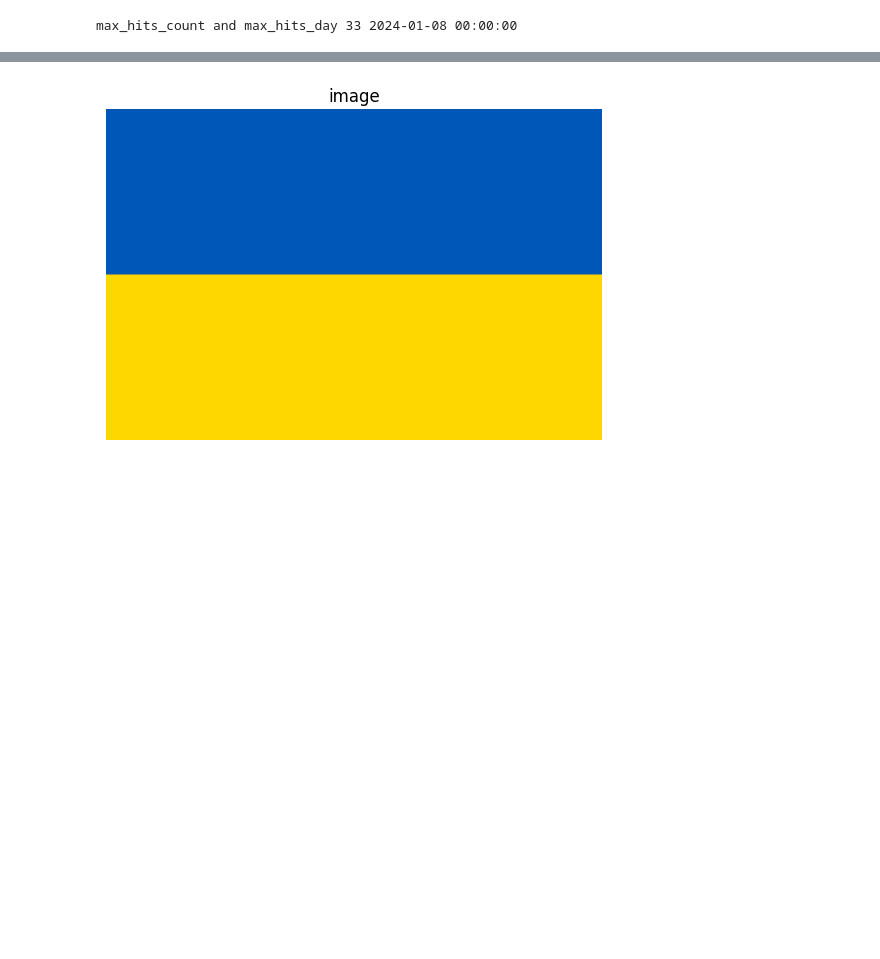
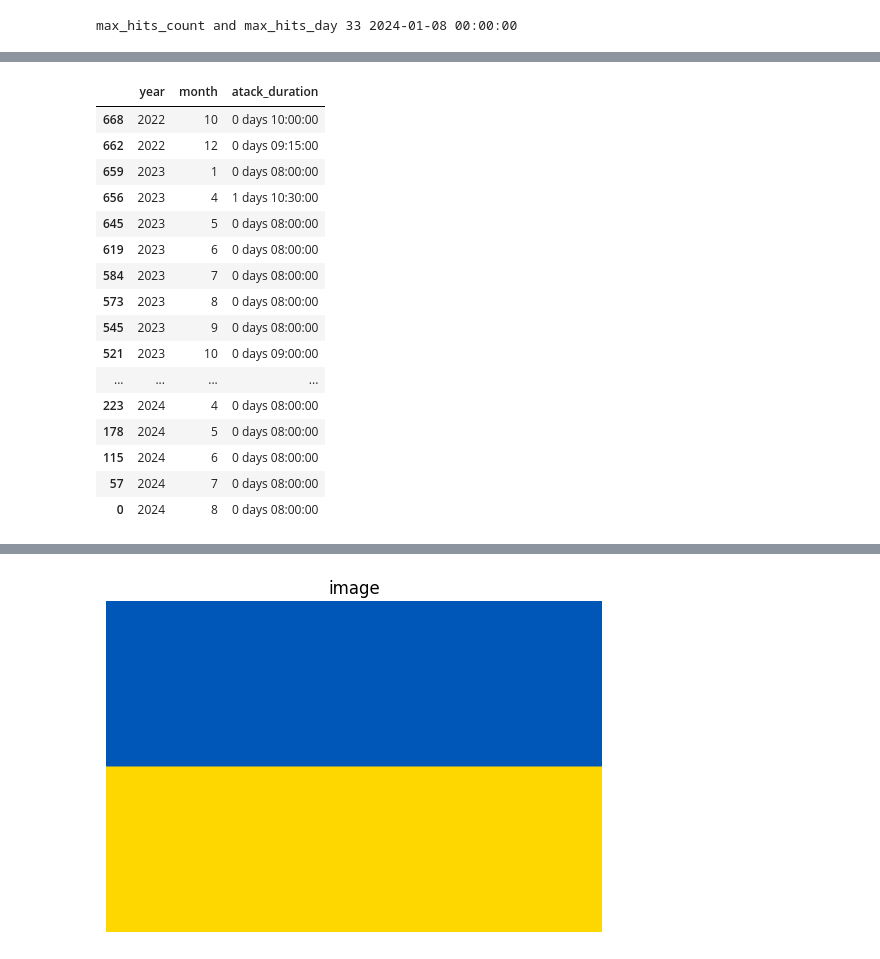
Before and after one commit to MarkKostur/AD, a Jupyter notebook: AD_1.ipynb, the cells around one changed output, grey strips where cells are left out. Drawn from its saved outputs; the diff is of its cells as text; code cells hidden in the pictures; blank space fills up the shorter version.

```diff
--- a/AD_1.ipynb
+++ b/AD_1.ipynb
@@ -287,28 +287,3 @@ max_hits_count and max_hits_day 33 2024-01-08 00:00:00
 
 
 Запишіть його у файл типу сsv. Після цього виведіть на екран.
-# %%
-changed_dataframe['time_start'] = pd.to_datetime(changed_dataframe['time_start'], errors='coerce')
-changed_dataframe['time_end'] = pd.to_datetime(changed_dataframe['time_end'], errors='coerce')
-
-changed_dataframe['month_year'] = changed_dataframe['time_start'].dt.to_period('M')
-
-changed_dataframe['attack_duration_in_hours'] = (changed_dataframe['time_end'] - changed_dataframe['time_start']).dt.total_seconds() / 3600
-
-grouped = changed_dataframe.groupby('month_year', group_keys=False)
-
-def find_extremes(group):
-    longest_attack = group.loc[group['attack_duration_in_hours'].idxmax()]
-    shortest_attack = group.loc[group['attack_duration_in_hours'].idxmin()]
-    return pd.DataFrame({
-        'month_year': [group['month_year'].iloc[0], group['month_year'].iloc[0]],
-        'attack_type': ['longest', 'shortest'],
-        'time_start': [longest_attack['time_start'], shortest_attack['time_start']],
-        'time_end': [longest_attack['time_end'], shortest_attack['time_end']],
-        'attack_duration_in_hours': [longest_attack['attack_duration_in_hours'], shortest_attack['attack_duration_in_hours']]
-    })
-
-result = grouped.apply(find_extremes).reset_index(drop=True)
-result.to_csv('attack_duration.csv', index=False)
-
-print(result)
@@ -333,3 +290,37 @@ print(result)
+# %%
+changed_dataframe['duration'] = changed_dataframe['time_end'] - changed_dataframe['time_start']
+
+changed_dataframe['year'] = changed_dataframe['time_start'].dt.year
+changed_dataframe['month'] = changed_dataframe['time_start'].dt.month
+
+longest_attacks = changed_dataframe.loc[changed_dataframe.groupby(['year', 'month'])['duration'].idxmax()]
+shortest_attacks = changed_dataframe.loc[changed_dataframe.groupby(['year', 'month'])['duration'].idxmin()]
+
+result_longest = longest_attacks[['year', 'month', 'duration']].rename(columns={'duration': 'atack_duration'})
+result_shortest = shortest_attacks[['year', 'month', 'duration']].rename(columns={'duration': 'atack_duration'})
+
+
+result = pd.concat([result_longest, result_shortest])
+result.to_csv('attacks_summary.csv', index=False)
+result
+# %% [output]
+|  | year | month | atack_duration |
+| 668 | 2022 | 10 | 0 days 10:00:00 |
+| 662 | 2022 | 12 | 0 days 09:15:00 |
+| 659 | 2023 | 1 | 0 days 08:00:00 |
+| 656 | 2023 | 4 | 1 days 10:30:00 |
+| 645 | 2023 | 5 | 0 days 08:00:00 |
+| 619 | 2023 | 6 | 0 days 08:00:00 |
+| 584 | 2023 | 7 | 0 days 08:00:00 |
+| 573 | 2023 | 8 | 0 days 08:00:00 |
+| 545 | 2023 | 9 | 0 days 08:00:00 |
+| 521 | 2023 | 10 | 0 days 09:00:00 |
+| ... | ... | ... | ... |
+| 223 | 2024 | 4 | 0 days 08:00:00 |
+| 178 | 2024 | 5 | 0 days 08:00:00 |
+| 115 | 2024 | 6 | 0 days 08:00:00 |
+| 57 | 2024 | 7 | 0 days 08:00:00 |
+| 0 | 2024 | 8 | 0 days 08:00:00 |
 # %% [markdown]
 19. (20б) Тривимірні масиви (тензори) дуже широко використовуються для вирішення задач компʼютерного зору, де один вимір відповідає за висоту зображення у пікселях, другий - за ширину зображення у пікселях, а третій - RGB шар. Значення такого масиву зазвичай знаходяться у проміжку від 0 до 255, що є позначенням для інтенсивності того чи іншого кольору (див. зображення нижче). Пропоную вам, маючи знання з numpy, торкнутись до світу роботи з особливим типом даних - зображеннями. Сподіваюсь, когось з вас це зацікавить.
 
```
Also changed, not shown: parts of 1 cell of this notebook, 1 other file.
